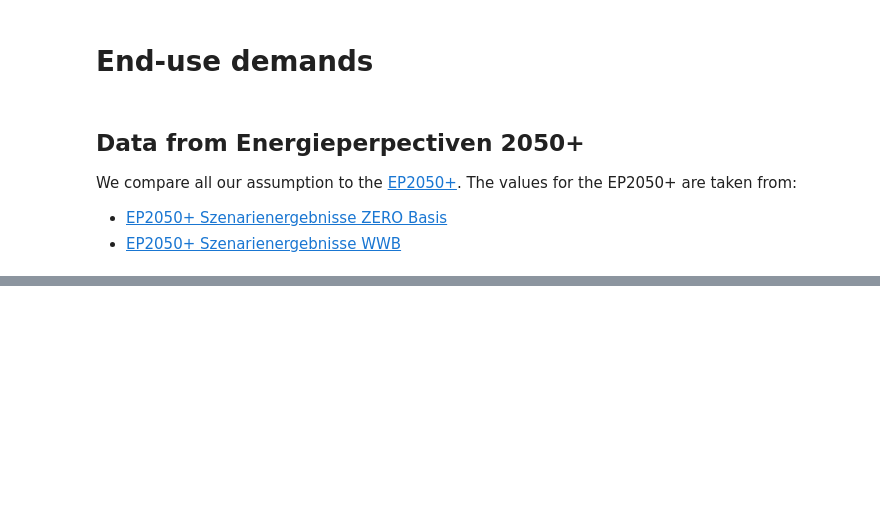
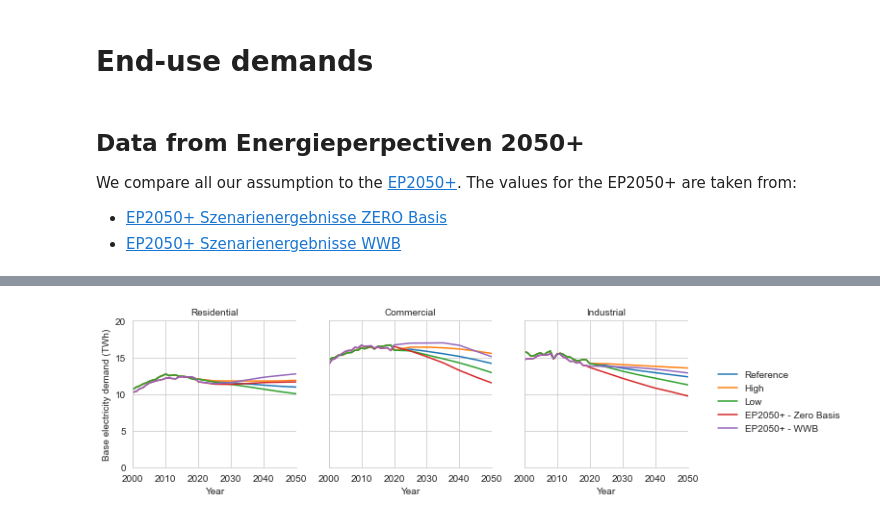
Before and after one commit to sweet-cross/cross-scenarios-v2022-09, a Jupyter notebook: notebooks/CROSS-Demands.ipynb, the cells around one changed output, grey strips where cells are left out. Saved outputs shown, nothing was run; the diff lists cells and outputs as text; code cells hidden in the pictures; blank space fills up the shorter version.

```diff
--- a/notebooks/CROSS-Demands.ipynb
+++ b/notebooks/CROSS-Demands.ipynb
@@ -38,0 +201,35 @@ ep2050_ebf.index = ep2050_ebf.index.str.strip()
+# %%
+# Load the data from CROSSDat
+url = 'https://sweet-cross.ethz.ch/data/end-use-energy-demand-cross/2022-09-30/electricity-appliances-demand-2000-2050.csv'
+elec_twh = pd.read_csv(url,index_col=[0,1],header=[0])
+
+# Remove the unit from the column name
+elec_twh.columns = elec_twh.columns.str.replace("\(TWh\)", "", regex=True).astype(int)
+
+# Define the index for the comparison dataframes
+sectors = ['Residential','Commercial','Industrial']
+index_compare = pd.MultiIndex.from_product([['Reference','High','Low','EP2050+ - Zero Basis','EP2050+ - WWB'],sectors], names=('Model', 'Sector'))
+
+elec_compare = pd.DataFrame(columns=elec_twh.columns,index=index_compare)
+for s in sectors:
+    elec_compare.loc[('Reference',s),:] = elec_twh.loc[(s,'Reference'),:]
+    elec_compare.loc[('High',s),:] = elec_twh.loc[(s,'High'),:]
+    elec_compare.loc[('Low',s),:] = elec_twh.loc[(s,'Low'),:]
+    elec_compare.loc[('EP2050+ - Zero Basis',s),:] = (zeroBasis_pj.loc[(s,'Electricity','Beleuchtung'),:]
+                                                     +zeroBasis_pj.loc[(s,'Electricity','Klima, Lüftung und Haustechnik'),:]
+                                                     +zeroBasis_pj.loc[(s,'Electricity','I&K, Unterhaltungsmedien'),:]
+                                                     +zeroBasis_pj.loc[(s,'Electricity','Antriebe, Prozesse'),:]
+                                                     +zeroBasis_pj.loc[(s,'Electricity','Sonstige Verwendungszwecke'),:])/3.6
+    elec_compare.loc[('EP2050+ - WWB',s),:] = (wwb_pj.loc[(s,'Electricity','Beleuchtung'),:]
+                                                +wwb_pj.loc[(s,'Electricity','Klima, Lüftung und Haustechnik'),:]
+                                                +wwb_pj.loc[(s,'Electricity','I&K, Unterhaltungsmedien'),:]
+                                                +wwb_pj.loc[(s,'Electricity','Antriebe, Prozesse'),:]
+                                                +wwb_pj.loc[(s,'Electricity','Sonstige Verwendungszwecke'),:])/3.6
+    if s=='Residential':
+        elec_compare.loc[('EP2050+ - Zero Basis',s),:] =elec_compare.loc[('EP2050+ - Zero Basis',s),:] + zeroBasis_pj.loc[(s,'Electricity','Prozesswärme'),:]/3.6
+        elec_compare.loc[('EP2050+ - WWB',s),:] =elec_compare.loc[('EP2050+ - WWB',s),:] + wwb_pj.loc[(s,'Electricity','Prozesswärme'),:]/3.6
+
+
+plotSectoralData(elec_compare,'Base electricity demand (TWh)',20,'Sector')
+# %% [output]
+[figure, added]
```
Also changed, not shown: parts of 14 cells of this notebook.
